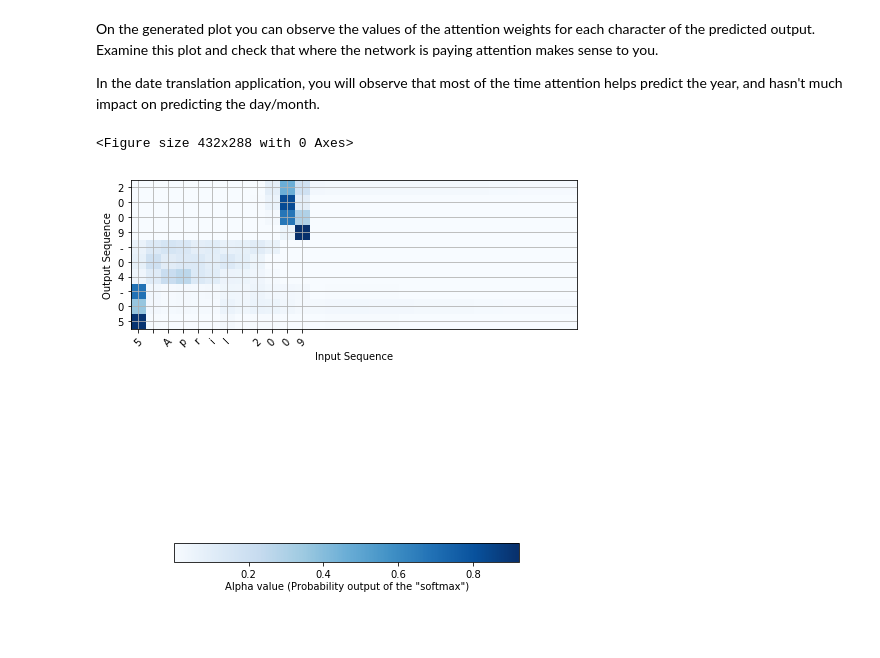
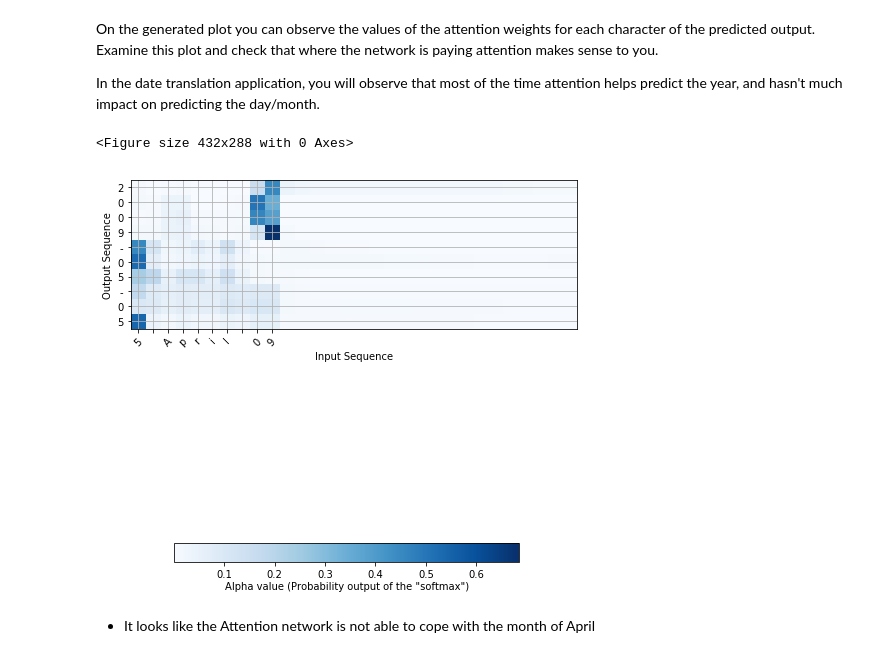
Before and after one commit to chandc/Neural_Machine_Translation, a Jupyter notebook: Neural machine translation with attention - v3.ipynb, the cells around one changed output. Drawn from its saved outputs; the diff is of its cells as text; code cells hidden in the pictures; blank space fills up the shorter version.

Commit message:
fea: look at the accuracy of Attention network

```diff
--- a/Neural machine translation with attention - v3.ipynb
+++ b/Neural machine translation with attention - v3.ipynb
@@ -529,7 +531,9 @@ On the generated plot you can observe the values of the attention weights for ea
 
 In the date translation application, you will observe that most of the time attention helps predict the year, and hasn't much impact on predicting the day/month.
 # %%
-attention_map = plot_attention_map(model, human_vocab, inv_machine_vocab, "5 April 2009", num = 7, n_s = 64)
+attention_map = plot_attention_map(model, human_vocab, inv_machine_vocab, "5 April 09", num = 7, n_s = 64)
 # %% [output]
 <Figure size 432x288 with 0 Axes>
-[figure, old version]
+[figure, new version]
+# %% [markdown]
+* It looks like the Attention network is not able to cope with the month of April
```
Also changed, not shown: parts of 5 cells of this notebook.
